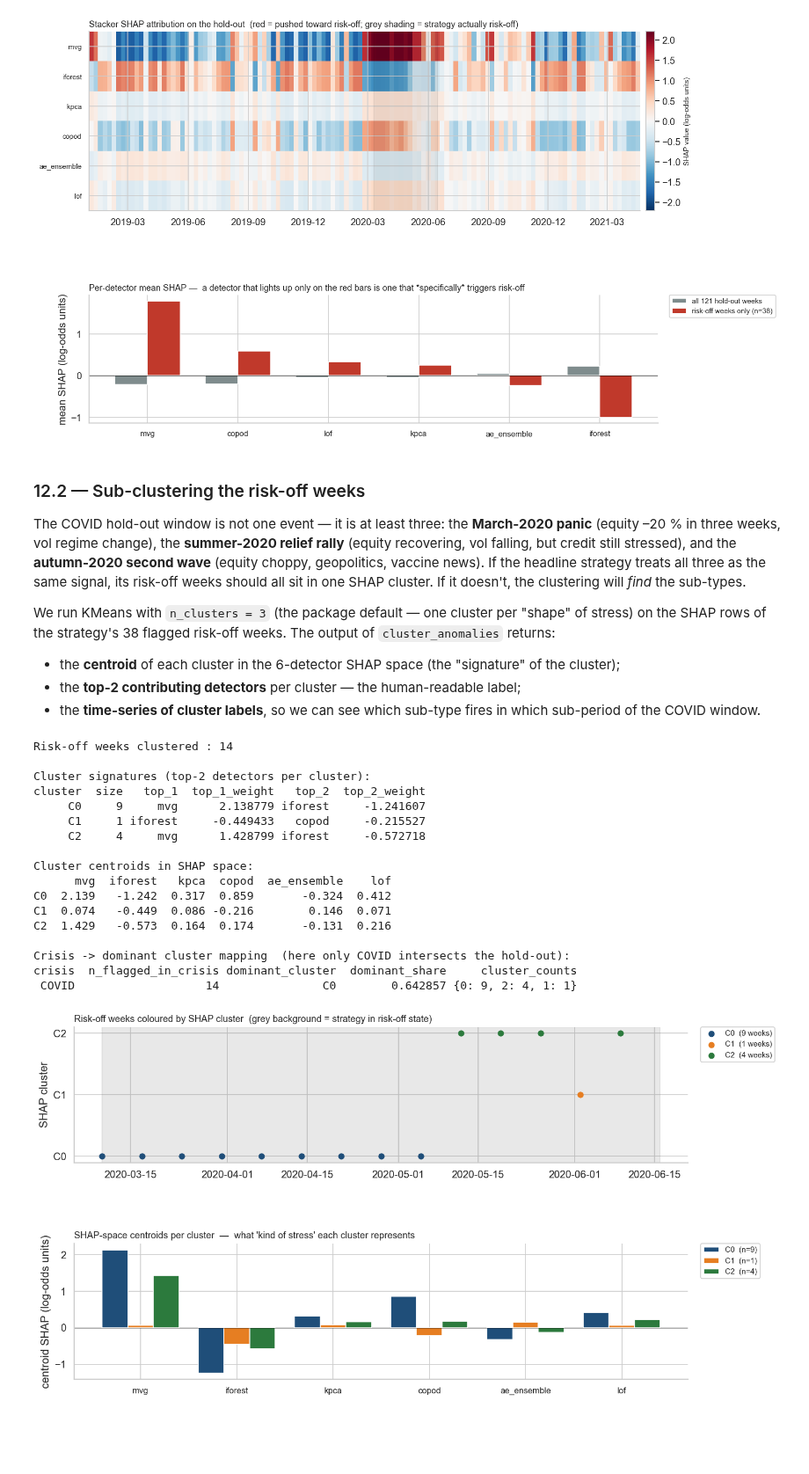
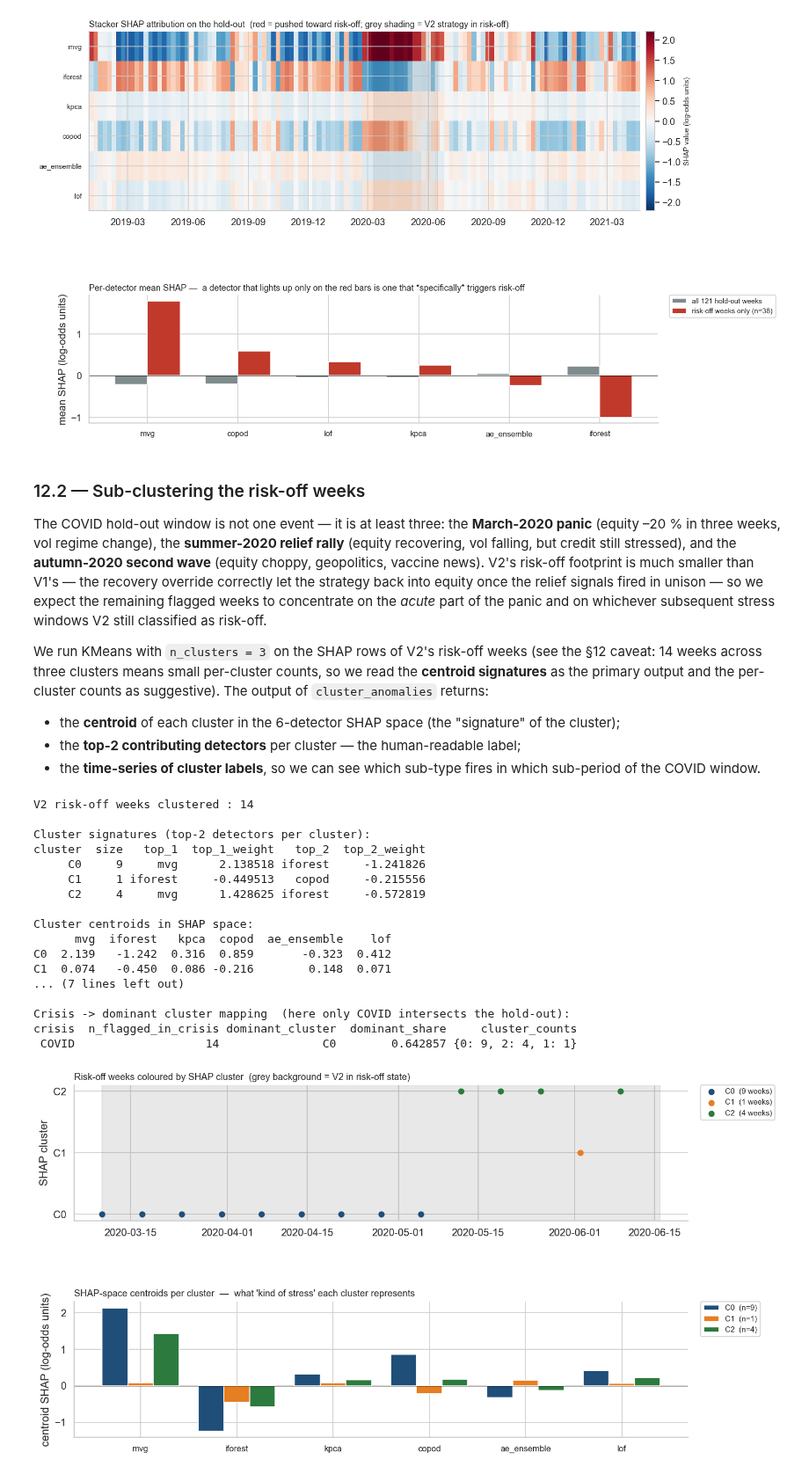
Before and after one commit to FiloCava03/BusinessCase4, a Jupyter notebook: main.ipynb, the cells around one changed output. Shown at 88% size. Cells and saved outputs as stored; diff of their text form; code cells hidden in the pictures; blank space fills up the shorter version.

```diff
--- a/main.ipynb
+++ b/main.ipynb
@@ -2033,0 +2042,37 @@ V2 promoted to headline. holdout_*.parquet updated with V2 numbers.
+# %%
+# Four-way COVID hold-out equity curves: V2 (headline) vs V1 vs prof_MVG vs buy-and-hold.
+fig, ax = plt.subplots(figsize=(13, 5.5))
+
+curves_covid = {
+    "buy-and-hold MXUS": (bt_v2.equity_bench,        "#1f4e79", "--", 1.3),
+    "prof_MVG":          (bt_ho_prof.equity_strategy, "#e67e22", "-",  1.3),
+    "LogReg V1":         (bt_v1_ho.equity_strategy,   "#8e44ad", "-",  1.4),
+    "LogReg V2 (headline)": (bt_v2.equity_strategy,   "#2c7a3d", "-",  1.6),
+}
+for label, (curve, color, ls, lw) in curves_covid.items():
+    ax.plot(curve.index, curve.values, lw=lw, ls=ls, color=color, label=label, alpha=0.95)
+
+# Shade V2 headline's risk-off weeks.
+in_off, off_start = False, None
+for date, st in states_v2_s.items():
+    if st == 1 and not in_off:
+        in_off = True; off_start = date
+    elif st == 0 and in_off:
+        ax.axvspan(off_start, date, color="grey", alpha=0.16); in_off = False
+if in_off:
+    ax.axvspan(off_start, states_v2_s.index[-1], color="grey", alpha=0.16)
+
+# Annotate the COVID crisis window.
+_, ymax = ax.get_ylim()
+for name, (s, e) in CRISES.items():
+    sd, ed = pd.Timestamp(s), pd.Timestamp(e)
+    if ed < holdout_dates.min() or sd > holdout_dates.max():
+        continue
+    ax.text(sd + (ed - sd) / 2, ymax, name,
+            ha="center", va="bottom", fontsize=9, color="dimgrey", clip_on=False)
+
+ax.set_ylabel("equity (1.0 = hold-out start)")
+ax.set_title("COVID hold-out equity curves — grey bands = V2 risk-off weeks",
+             fontsize=11, loc="left", y=1.06)
+ax.legend(loc="upper left", fontsize=9, framealpha=0.95)
+fig.tight_layout(); plt.show()
@@ -2283,42 +2529,45 @@ plt.show()
 # %% [markdown]
 ### 12.2 — Sub-clustering the risk-off weeks
 
-The COVID hold-out window is not one event — it is at least three: the **March-2020 panic** (equity –20 % in three weeks, vol regime change), the **summer-2020 relief rally** (equity recovering, vol falling, but credit still stressed), and the **autumn-2020 second wave** (equity choppy, geopolitics, vaccine news). If the headline strategy treats all three as the same signal, its risk-off weeks should all sit in one SHAP cluster. If it doesn't, the clustering will *find* the sub-types.
+The COVID hold-out window is not one event — it is at least three: the **March-2020 panic** (equity –20 % in three weeks, vol regime change), the **summer-2020 relief rally** (equity recovering, vol falling, but credit still stressed), and the **autumn-2020 second wave** (equity choppy, geopolitics, vaccine news). V2's risk-off footprint is much smaller than V1's — the recovery override correctly let the strategy back into equity once the relief signals fired in unison — so we expect the remaining flagged weeks to concentrate on the *acute* part of the panic and on whichever subsequent stress windows V2 still classified as risk-off.
 
-We run KMeans with `n_clusters = 3` (the package default — one cluster per "shape" of stress) on the SHAP rows of the strategy's 38 flagged risk-off weeks. The output of `cluster_anomalies` returns:
+We run KMeans with `n_clusters = 3` on the SHAP rows of V2's risk-off weeks (see the §12 caveat: 14 weeks across three clusters means small per-cluster counts, so we read the **centroid signatures** as the primary output and the per-cluster counts as suggestive). The output of `cluster_anomalies` returns:
 
 - the **centroid** of each cluster in the 6-detector SHAP space (the "signature" of the cluster);
 - the **top-2 contributing detectors** per cluster — the human-readable label;
 - the **time-series of cluster labels**, so we can see which sub-type fires in which sub-period of the COVID window.
 # %%
-# Cluster the strategy's actual risk-off weeks by their SHAP profile.
+# Cluster V2's actual risk-off weeks by their SHAP profile.
+# V2 is the shipped strategy; we explain its decisions.
 flagged_idx = holdout_dates[states_head.values == 1]
 cluster_report = cluster_anomalies(shap_ho, flagged_idx, CRISES, n_clusters=3)
 
-print(f"Risk-off weeks clustered : {len(flagged_idx)}\n")
+print(f"V2 risk-off weeks clustered : {len(flagged_idx)}\n")
 print("Cluster signatures (top-2 detectors per cluster):")
 print(cluster_report.cluster_signature.to_string(index=False))
 print("\nCluster centroids in SHAP space:")
 print(cluster_report.centroids.round(3).to_string())
+print("\nCluster sizes:")
+print(cluster_report.labels.value_counts().sort_index().to_string())
 print("\nCrisis -> dominant cluster mapping  (here only COVID intersects the hold-out):")
 if not cluster_report.crisis_assignment.empty:
     print(cluster_report.crisis_assignment.to_string(index=False))
 else:
     print("  (no overlap)")
 # %% [output]
-Risk-off weeks clustered : 14
+V2 risk-off weeks clustered : 14
 
 Cluster signatures (top-2 detectors per cluster):
 cluster  size   top_1  top_1_weight   top_2  top_2_weight
-     C0     9     mvg      2.138779 iforest     -1.241607
-     C1     1 iforest     -0.449433   copod     -0.215527
-     C2     4     mvg      1.428799 iforest     -0.572718
+     C0     9     mvg      2.138518 iforest     -1.241826
+     C1     1 iforest     -0.449513   copod     -0.215556
+     C2     4     mvg      1.428625 iforest     -0.572819
 
 Cluster centroids in SHAP space:
       mvg  iforest   kpca  copod  ae_ensemble    lof
-C0  2.139   -1.242  0.317  0.859       -0.324  0.412
-C1  0.074   -0.449  0.086 -0.216        0.146  0.071
-C2  1.429   -0.573  0.164  0.174       -0.131  0.216
+C0  2.139   -1.242  0.316  0.859       -0.323  0.412
+C1  0.074   -0.450  0.086 -0.216        0.148  0.071
+... (7 lines left out)
 
 Crisis -> dominant cluster mapping  (here only COVID intersects the hold-out):
 crisis  n_flagged_in_crisis dominant_cluster  dominant_share     cluster_counts
@@ -2346,35 +2595,35 @@ for k in sorted(cluster_report.labels.unique()):
                 label=f"C{k}  ({(cluster_report.labels==k).sum()} weeks)")
 
 ax0.set_yticks(sorted(cluster_report.labels.unique()))
 ax0.set_yticklabels([f"C{k}" for k in sorted(cluster_report.labels.unique())])
 ax0.set_ylabel("SHAP cluster")
 ax0.set_title("Risk-off weeks coloured by SHAP cluster  "
-              "(grey background = strategy in risk-off state)",
+              "(grey background = V2 in risk-off state)",
               fontsize=11, loc="left")
 ax0.legend(loc="upper left", bbox_to_anchor=(1.02, 1.0),
            fontsize=9, framealpha=0.95, borderaxespad=0.0)
 
 # --- (bottom) centroid bar chart, one bar group per cluster -----------
 ax1 = fig.add_subplot(gs[1, 0])
 cent = cluster_report.centroids
 n_clusters = cent.shape[0]
 n_dets     = cent.shape[1]
 x = np.arange(n_dets)
 width = 0.8 / max(n_clusters, 1)
 for k in range(n_clusters):
     ax1.bar(x + (k - (n_clusters-1)/2.0) * width, cent.iloc[k].values, width=width,
             color=cluster_colors.get(k, "black"),
             label=f"C{k}  (n={(cluster_report.labels==k).sum()})")
 ax1.axhline(0, color="black", lw=0.6)
 ax1.set_xticks(x); ax1.set_xticklabels(cent.columns, fontsize=10)
 ax1.set_ylabel("centroid SHAP (log-odds units)")
 ax1.set_title("SHAP-space centroids per cluster  —  what 'kind of stress' each cluster represents",
               fontsize=11, loc="left")
 ax1.legend(loc="upper left", bbox_to_anchor=(1.02, 1.0),
            fontsize=9, framealpha=0.95, borderaxespad=0.0)
 plt.show()
 # %% [output]
-[figure, old version]
+[figure, new version]
 # %% [markdown]
 ### 12.3 — What the explainability layer settles
 
```
Also changed, not shown: parts of 17 cells of this notebook, 5 other files.
